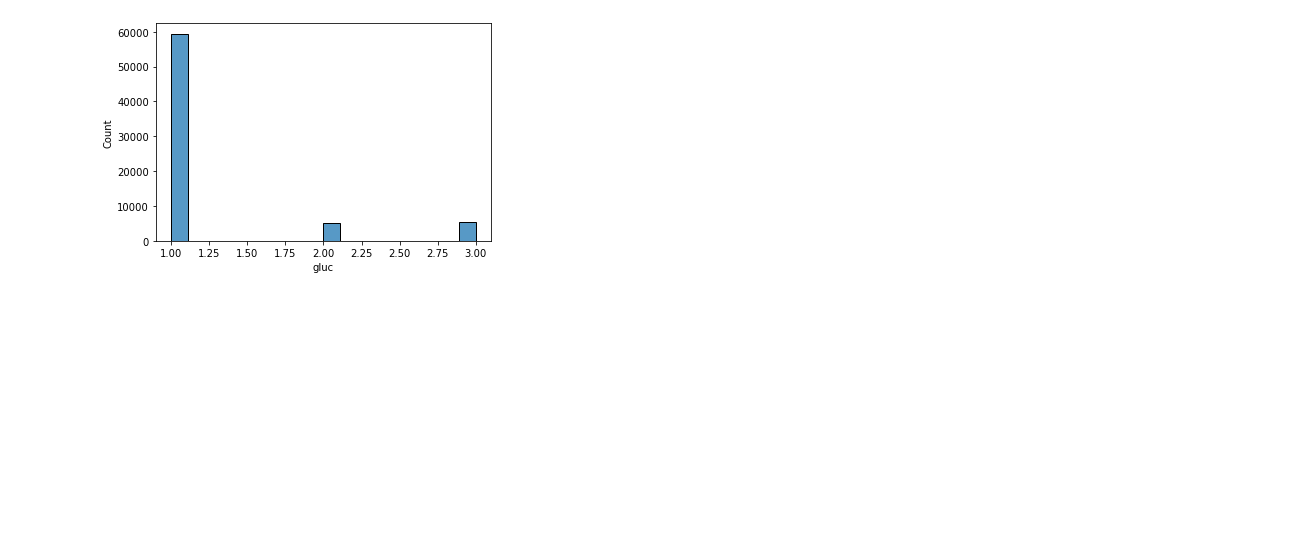
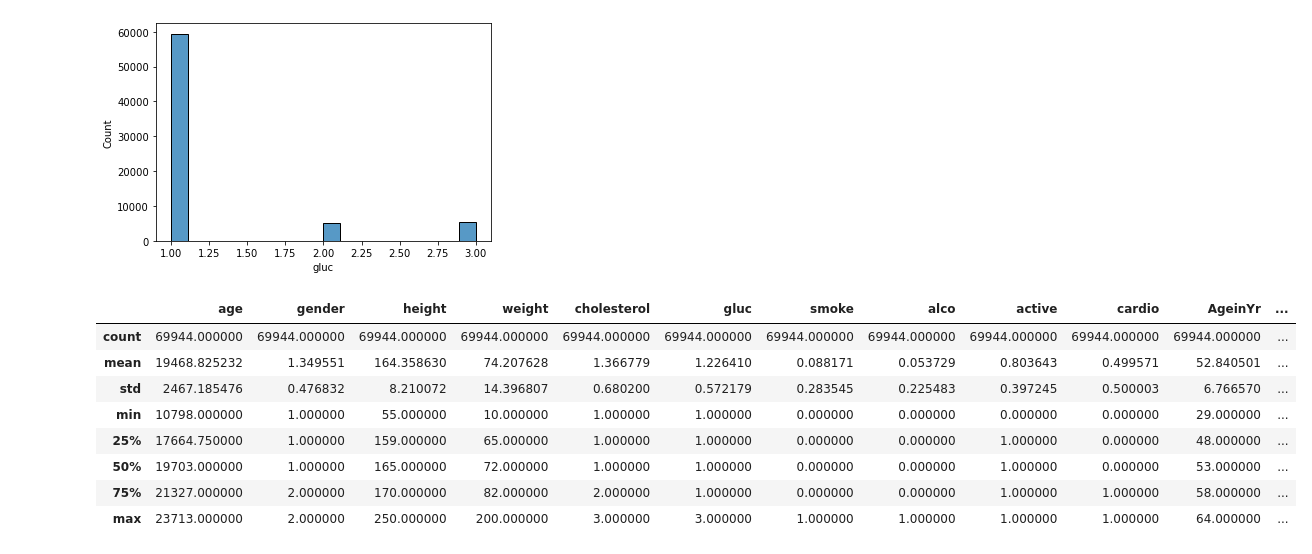
Before and after one commit to iamcest/risk_factors, a Jupyter notebook: scripts/Gonzalo-explorer.ipynb, the cells around one changed output. Drawn from its saved outputs; the diff is of its cells as text; code cells hidden in the pictures; blank space fills up the shorter version.

```diff
--- a/scripts/Gonzalo-explorer.ipynb
+++ b/scripts/Gonzalo-explorer.ipynb
@@ -122,0 +87,4 @@ array([ 1100,  1000,   800,    30,  1033,   150,    40,  1001,  1200,
+# %%
+# Se imputan los datos faltantes de TAD o TAS utilizando un delta de 40 mmHg entre uno y otro
+# funcion importada
+data = data.apply(complete_TA, axis=1)
@@ -122,0 +95,6 @@ array([ 1100,  1000,   800,    30,  1033,   150,    40,  1001,  1200,
+# %%
+# Se corrigen las incoherencias entre TAS y TAD (considerando la TAS como valor de referencia)
+# funcion importada
+data = data.apply(control_TA, axis=1)
+
+print(f'hay {data.TAS[(data.TAS <= data.TAD)].count()} casos en que la TAS es <= TAD')
@@ -123,2 +123,5 @@ array([ 1100,  1000,   800,    30,  1033,   150,    40,  1001,  1200,
+# %%
+# se eliminan esos 16 valores nulos
+data = data.dropna()
 # %% [markdown]
 #### Presión de pulso   [explicación](https://en.wikipedia.org/wiki/Pulse_pressure#Relationship_to_heart_disease)
@@ -151 +128,4 @@ new_selection
+# %%
+# Se genera la variable PP (presión de pulso)
+data['PP'] = data.TAS - data.TAD
 # %%
@@ -201,3 +180,15 @@ sns.histplot(selection.gluc)
 # %% [output]
 <AxesSubplot:xlabel='gluc', ylabel='Count'>
 [figure]
+# %%
+data.describe()
+# %% [output]
+|  | age | gender | height | weight | cholesterol | gluc | smoke | alco | active | cardio | AgeinYr | ... |
+| count | 69944.000000 | 69944.000000 | 69944.000000 | 69944.000000 | 69944.000000 | 69944.000000 | 69944.000000 | 69944.000000 | 69944.000000 | 69944.000000 | 69944.000000 | ... |
+| mean | 19468.825232 | 1.349551 | 164.358630 | 74.207628 | 1.366779 | 1.226410 | 0.088171 | 0.053729 | 0.803643 | 0.499571 | 52.840501 | ... |
+| std | 2467.185476 | 0.476832 | 8.210072 | 14.396807 | 0.680200 | 0.572179 | 0.283545 | 0.225483 | 0.397245 | 0.500003 | 6.766570 | ... |
+| min | 10798.000000 | 1.000000 | 55.000000 | 10.000000 | 1.000000 | 1.000000 | 0.000000 | 0.000000 | 0.000000 | 0.000000 | 29.000000 | ... |
+| 25% | 17664.750000 | 1.000000 | 159.000000 | 65.000000 | 1.000000 | 1.000000 | 0.000000 | 0.000000 | 1.000000 | 0.000000 | 48.000000 | ... |
+| 50% | 19703.000000 | 1.000000 | 165.000000 | 72.000000 | 1.000000 | 1.000000 | 0.000000 | 0.000000 | 1.000000 | 0.000000 | 53.000000 | ... |
+| 75% | 21327.000000 | 2.000000 | 170.000000 | 82.000000 | 2.000000 | 1.000000 | 0.000000 | 0.000000 | 1.000000 | 1.000000 | 58.000000 | ... |
+| max | 23713.000000 | 2.000000 | 250.000000 | 200.000000 | 3.000000 | 3.000000 | 1.000000 | 1.000000 | 1.000000 | 1.000000 | 64.000000 | ... |
```
Also changed, not shown: parts of 46 cells of this notebook, 2 other files.
